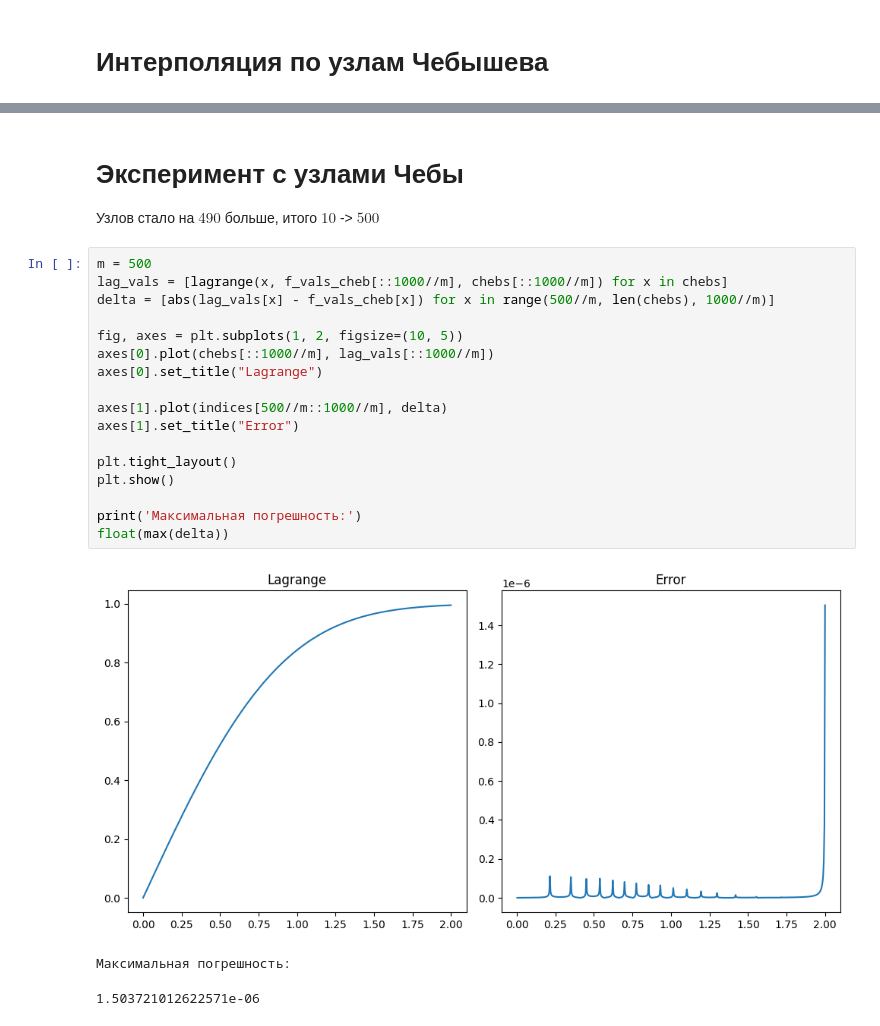
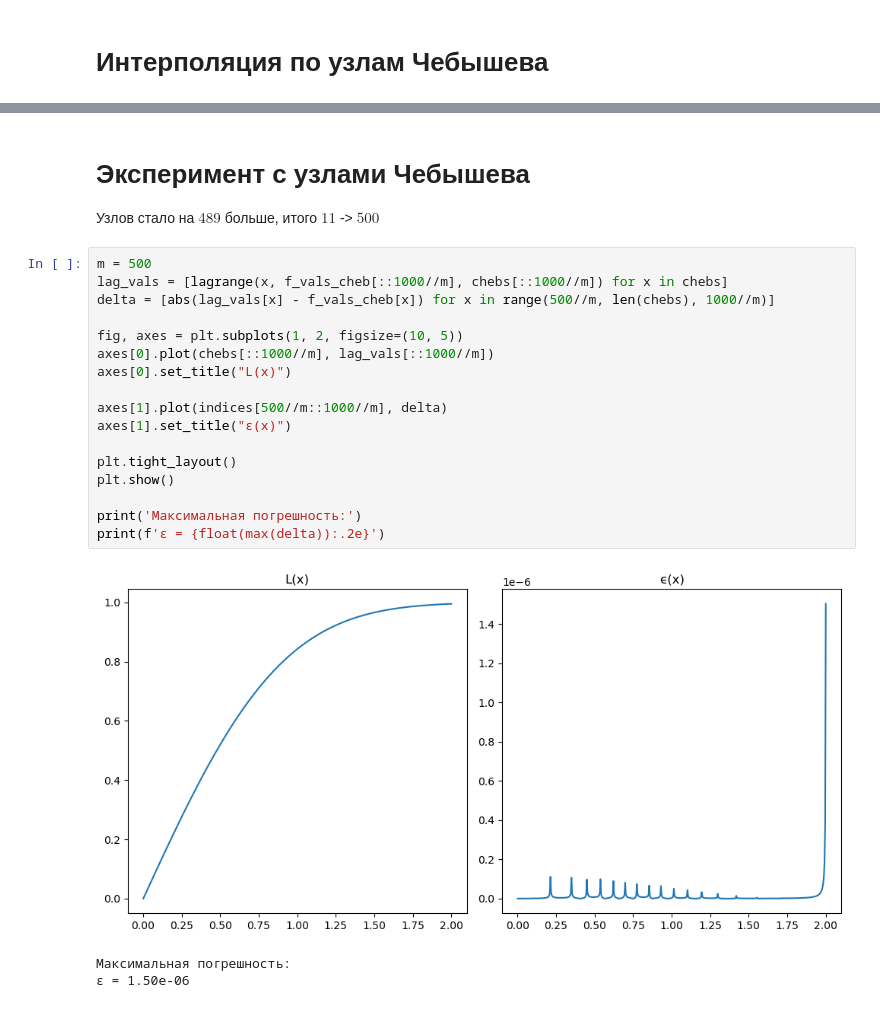
Before and after one commit to rokokol/numeric_analisys_01, a Jupyter notebook: lab.ipynb, the cells around one changed output, grey strips where cells are left out. Saved outputs shown, nothing was run; the diff lists cells and outputs as text.

```diff
--- a/lab.ipynb
+++ b/lab.ipynb
@@ -125,24 +165,24 @@ float(max(delta))
 # %% [markdown]
-# Эксперимент с узлами Чебы
-Узлов стало на $490$ больше, итого $10$ -> $500$
+# Эксперимент с узлами Чебышева
+Узлов стало на $489$ больше, итого $11$ -> $500$
 # %%
 m = 500
 lag_vals = [lagrange(x, f_vals_cheb[::1000//m], chebs[::1000//m]) for x in chebs]
 delta = [abs(lag_vals[x] - f_vals_cheb[x]) for x in range(500//m, len(chebs), 1000//m)]
 
 fig, axes = plt.subplots(1, 2, figsize=(10, 5))
 axes[0].plot(chebs[::1000//m], lag_vals[::1000//m])
-axes[0].set_title("Lagrange")
+axes[0].set_title("L(x)")
 
 axes[1].plot(indices[500//m::1000//m], delta)
-axes[1].set_title("Error")
+axes[1].set_title("ϵ(x)")
 
 plt.tight_layout()
 plt.show()
 
 print('Максимальная погрешность:')
-float(max(delta))
+print(f'ϵ = {float(max(delta)):.2e}')
 # %% [output]
-[figure, old version]
+[figure, new version]
 Максимальная погрешность:
+ϵ = 1.50e-06
-1.503721012622571e-06
```
Also changed, not shown: parts of 8 cells of this notebook.
